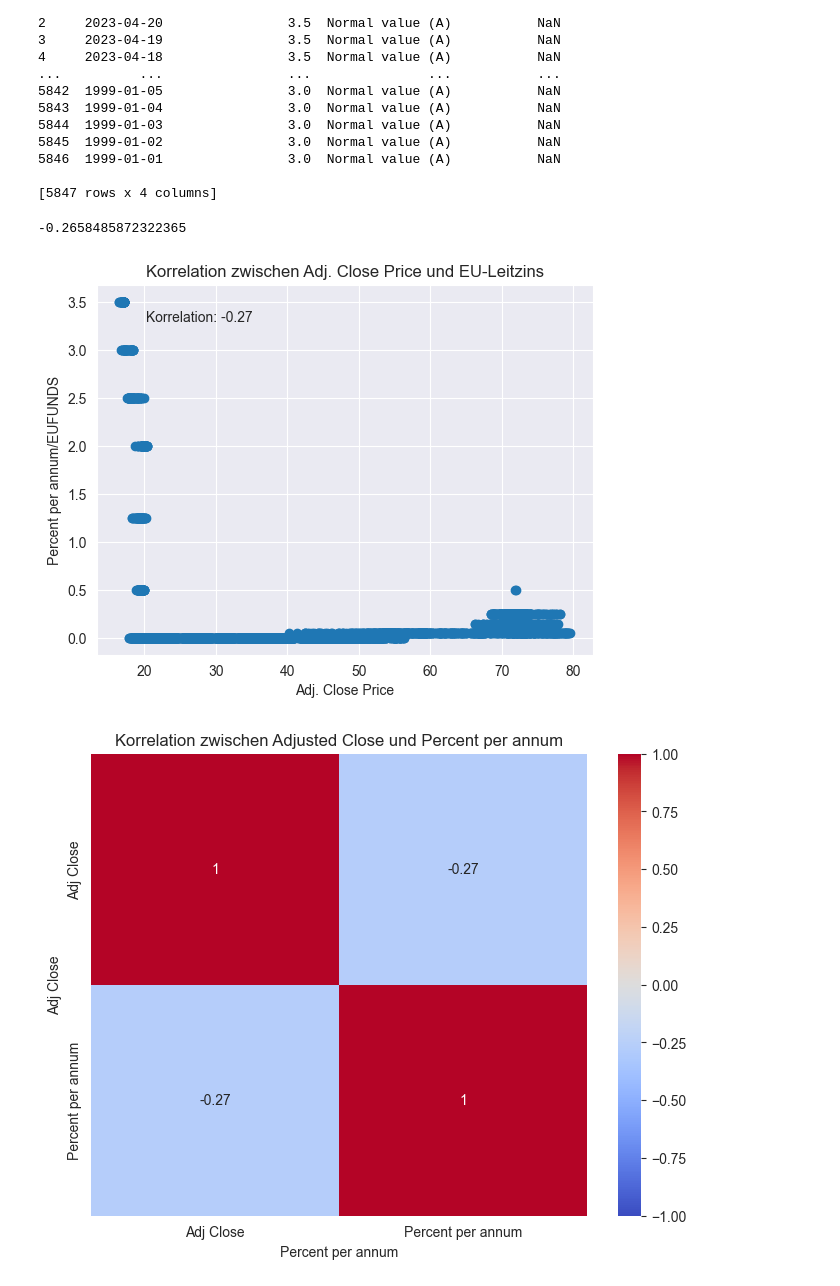
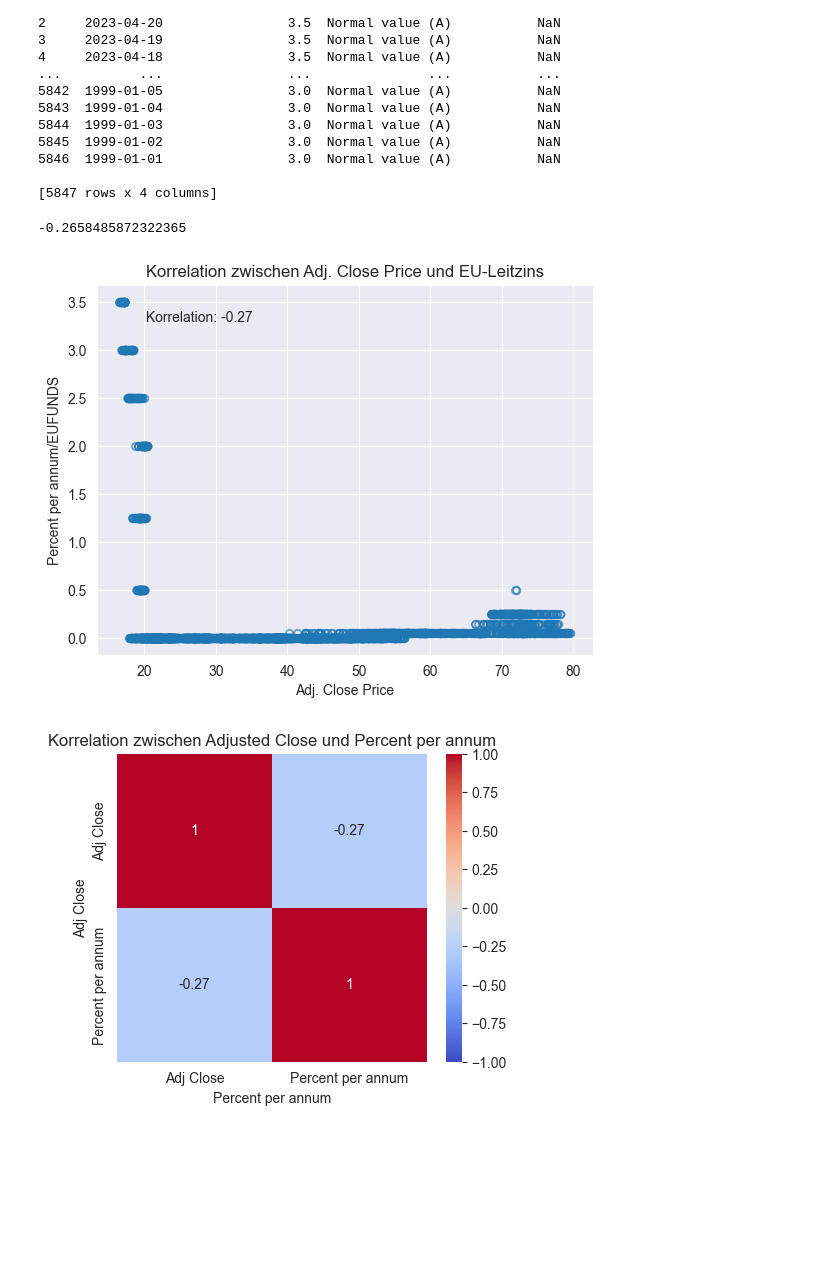
Before and after one commit to FalcarDE/ss_2032_stonks_data_science, a Jupyter notebook: Chapter 1 - Exploratory Data Analysis.ipynb, the cells around one changed output. Cells and saved outputs as stored; diff of their text form; code cells hidden in the pictures; blank space fills up the shorter version.

```diff
--- a/Chapter 1 - Exploratory Data Analysis.ipynb
+++ b/Chapter 1 - Exploratory Data Analysis.ipynb
@@ -303,16 +305,18 @@ etf_filtered = etf.loc[(etf['Date'] >= '2009-10-01') & (etf['Date'] <= '2023-06-
 eu_funds_filtered = eu_funds.loc[(eu_funds['Date'] >= '2009-10-01') & (eu_funds['Date'] <= '2023-06-01'), ['Percent per annum']]
 
 # Daten zusammenführen
+# reset_index()-Funktion setzt Index des Datenrahmens zurücksetzt
 combined_data = pd.concat([etf_filtered.reset_index(drop=True), eu_funds_filtered.reset_index(drop=True)], axis=1)
 
 # print(combined_data)
 
 # Korrelation berechnen
+# Fall wird der Wert in der Zeile mit Index 0 und der Spalte mit Index 1 abgerufen =>Korrelation zwischen den Spalten 0 und 1 des DataFrames
 correlation = combined_data.corr().iloc[0, 1]
 print(correlation)
 
 # Scatterplot erstellen
-plt.scatter(combined_data['Adj Close'], combined_data['Percent per annum'])
+plt.scatter(combined_data['Adj Close'], combined_data['Percent per annum'], marker='$\u25EF$', alpha=0.5)
 plt.xlabel('Adj. Close Price')
 plt.ylabel('Percent per annum/EUFUNDS')
 plt.title('Korrelation zwischen Adj. Close Price und EU-Leitzins')
@@ -322,20 +326,20 @@ plt.text(0.1, 0.9, f'Korrelation: {correlation:.2f}', transform=plt.gca().transA
 plt.show()
 # %% [output]
 -0.2658485872322365
-[figure, old version]
+[figure, new version]
 # %%
 # Daten zusammenführen
 combined_data = pd.concat([etf_filtered.reset_index(drop=True), eu_funds_filtered.reset_index(drop=True)], axis=1)
 
 # Korrelationsmatrix erstellen
 correlation_matrix = combined_data.corr()
 
 # Heatmap mit Korrelationsmatrix erstellen
-plt.figure(figsize=(8, 6))
+plt.figure(figsize=(5, 4))
 sns.heatmap(correlation_matrix, annot=True, cmap='coolwarm', vmin=-1, vmax=1)
 plt.title('Korrelation zwischen Adjusted Close und Percent per annum')
 plt.xlabel('Percent per annum')
 plt.ylabel('Adj Close')
 plt.show()
 # %% [output]
-[figure, old version]
+[figure, new version]
```
Also changed, not shown: parts of 2 cells of this notebook.
